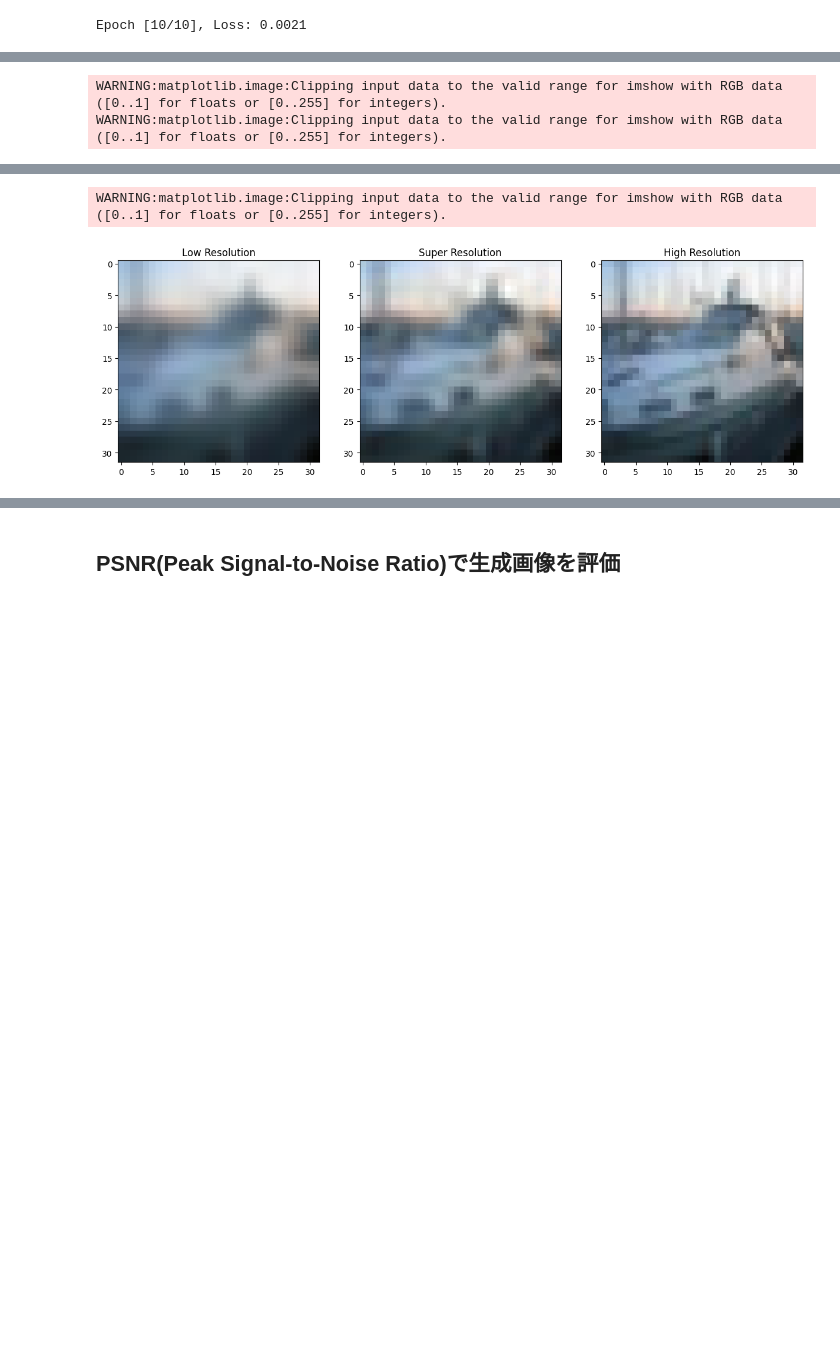
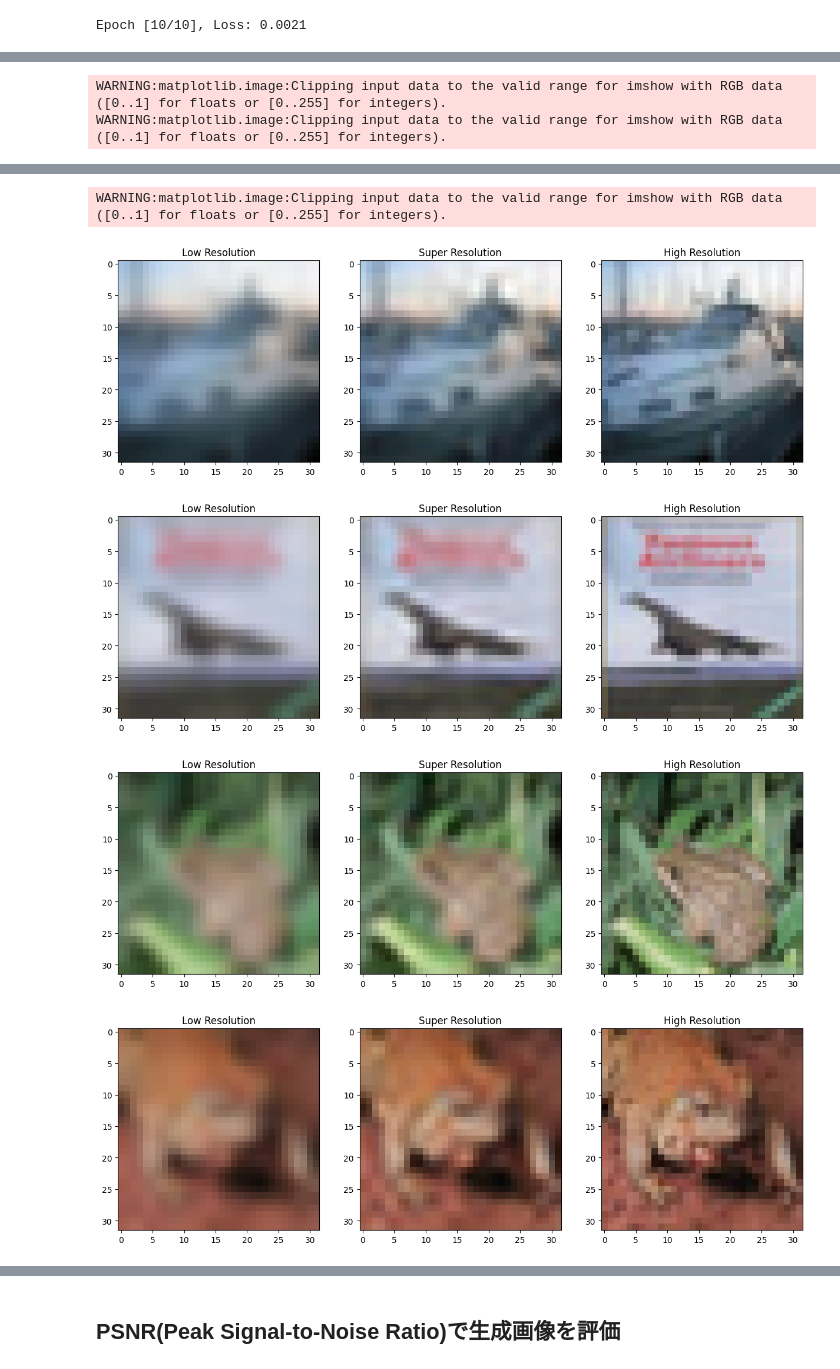
Before and after one commit to m10k1/ml-learn, a Jupyter notebook: ObjectDetection.ipynb, the cells around one changed output, grey strips where cells are left out. Drawn from its saved outputs; the diff is of its cells as text; code cells hidden in the pictures; blank space fills up the shorter version.

```diff
--- a/ObjectDetection.ipynb
+++ b/ObjectDetection.ipynb
@@ -202,34 +216,37 @@ Epoch [10/10], Loss: 0.0021
 import matplotlib.pyplot as plt
 
 # 画像を可視化
 def show_images(low_res, high_res, output):
     fig, axs = plt.subplots(1, 3, figsize=(15, 5))
     axs[0].imshow(low_res.permute(1, 2, 0).cpu().numpy())
     axs[0].set_title("Low Resolution")
     axs[1].imshow(output.permute(1, 2, 0).detach().cpu().numpy())
     axs[1].set_title("Super Resolution")
     axs[2].imshow(high_res.permute(1, 2, 0).cpu().numpy())
     axs[2].set_title("High Resolution")
     plt.show()
 
 # テスト
 model.eval()
 with torch.no_grad():
     for images, _ in test_loader:
         low_res, high_res = create_low_high_res_pairs(images, scale_factor)
         low_res, high_res = torch.stack(low_res).to(device), high_res.to(device)
         outputs = model(low_res)
 
-        # 最初の画像を可視化
-        show_images(low_res[0], high_res[0], outputs[0])
-        show_images(low_res[1], high_res[1], outputs[1])
-        show_images(low_res[2], high_res[2], outputs[2])
+        # 最初の10枚を表示
+        for i in range(10):
+            show_images(low_res[i], high_res[i], outputs[i])
+
         break
 # %% [output]
 WARNING:matplotlib.image:Clipping input data to the valid range for imshow with RGB data ([0..1] for floats or [0..255] for integers).
 [figure]
 WARNING:matplotlib.image:Clipping input data to the valid range for imshow with RGB data ([0..1] for floats or [0..255] for integers).
 WARNING:matplotlib.image:Clipping input data to the valid range for imshow with RGB data ([0..1] for floats or [0..255] for integers).
 [figure]
 WARNING:matplotlib.image:Clipping input data to the valid range for imshow with RGB data ([0..1] for floats or [0..255] for integers).
 [figure]
+[figure, added]
+[figure, added]
+[figure, added]
```
Also changed, not shown: parts of 8 cells of this notebook.
